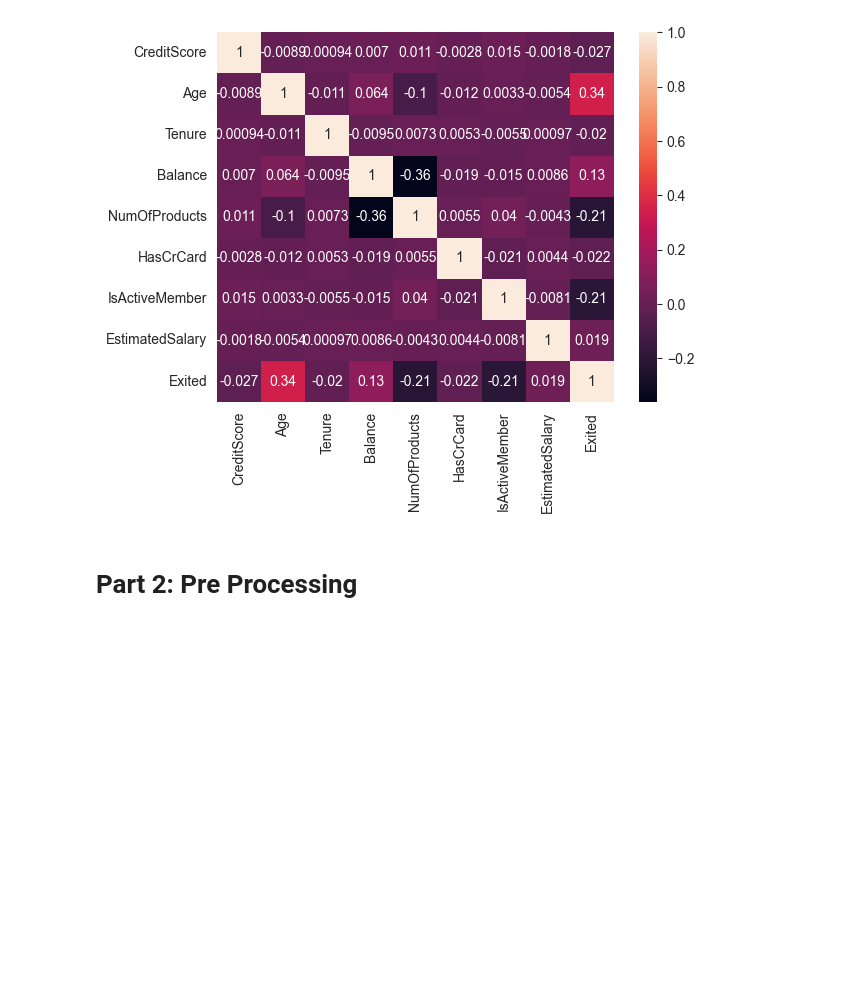
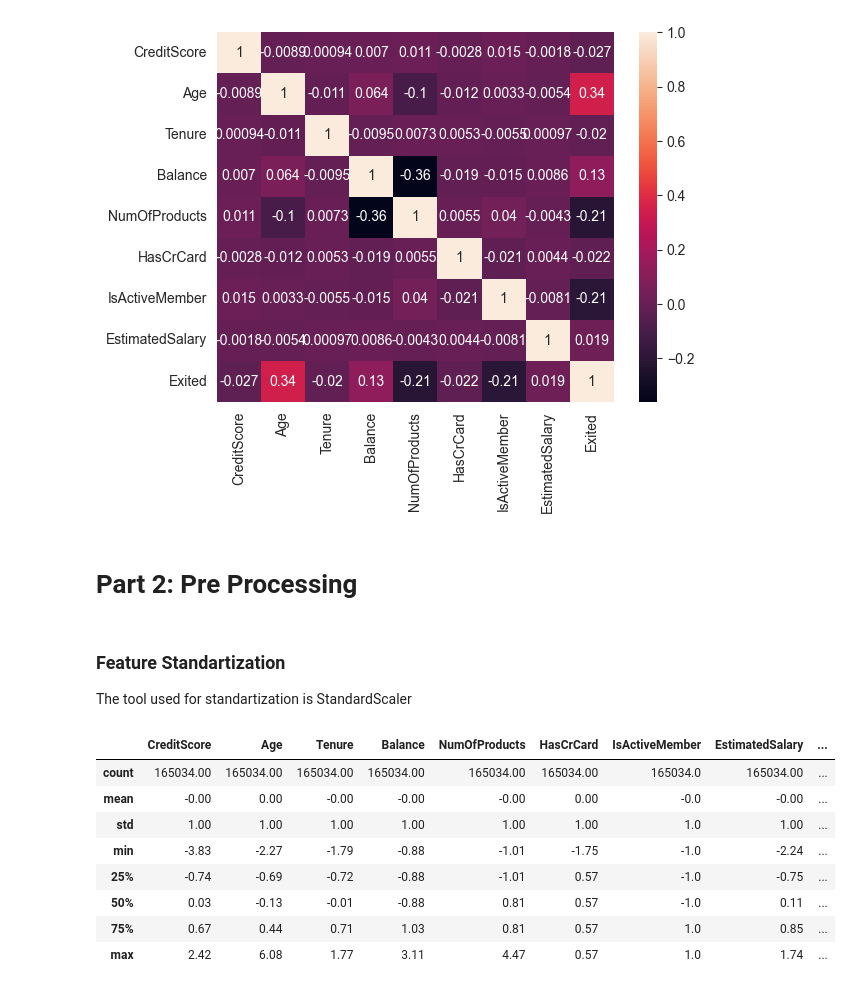
Before and after one commit to fernandohitmas/unstructured_data_mining, a Jupyter notebook: scripts/activity1.ipynb, the cells around one changed output. Cells and saved outputs as stored; diff of their text form; code cells hidden in the pictures; blank space fills up the shorter version.

Commit message:
Added data standartization

```diff
--- a/scripts/activity1.ipynb
+++ b/scripts/activity1.ipynb
@@ -222,3 +224,25 @@ sns.heatmap(train.select_dtypes(include='number').corr(), annot=True)
 [figure]
 # %% [markdown]
 # Part 2: Pre Processing
+# %% [markdown]
+### Feature Standartization
+
+The tool used for standartization is StandardScaler
+# %%
+stand_scaler = StandardScaler()
+# %%
+num_cols = train.select_dtypes(include='number').columns
+X= stand_scaler.fit_transform(train.select_dtypes(include='number'))
+train[num_cols] = X
+# %%
+train.describe().round(2)
+# %% [output]
+|  | CreditScore | Age | Tenure | Balance | NumOfProducts | HasCrCard | IsActiveMember | EstimatedSalary | ... |
+| count | 165034.00 | 165034.00 | 165034.00 | 165034.00 | 165034.00 | 165034.00 | 165034.0 | 165034.00 | ... |
+| mean | -0.00 | 0.00 | -0.00 | -0.00 | -0.00 | 0.00 | -0.0 | -0.00 | ... |
+| std | 1.00 | 1.00 | 1.00 | 1.00 | 1.00 | 1.00 | 1.0 | 1.00 | ... |
+| min | -3.83 | -2.27 | -1.79 | -0.88 | -1.01 | -1.75 | -1.0 | -2.24 | ... |
+| 25% | -0.74 | -0.69 | -0.72 | -0.88 | -1.01 | 0.57 | -1.0 | -0.75 | ... |
+| 50% | 0.03 | -0.13 | -0.01 | -0.88 | 0.81 | 0.57 | -1.0 | 0.11 | ... |
+| 75% | 0.67 | 0.44 | 0.71 | 1.03 | 0.81 | 0.57 | 1.0 | 0.85 | ... |
+| max | 2.42 | 6.08 | 1.77 | 3.11 | 4.47 | 0.57 | 1.0 | 1.74 | ... |
```
Also changed, not shown: parts of 1 cell of this notebook.
